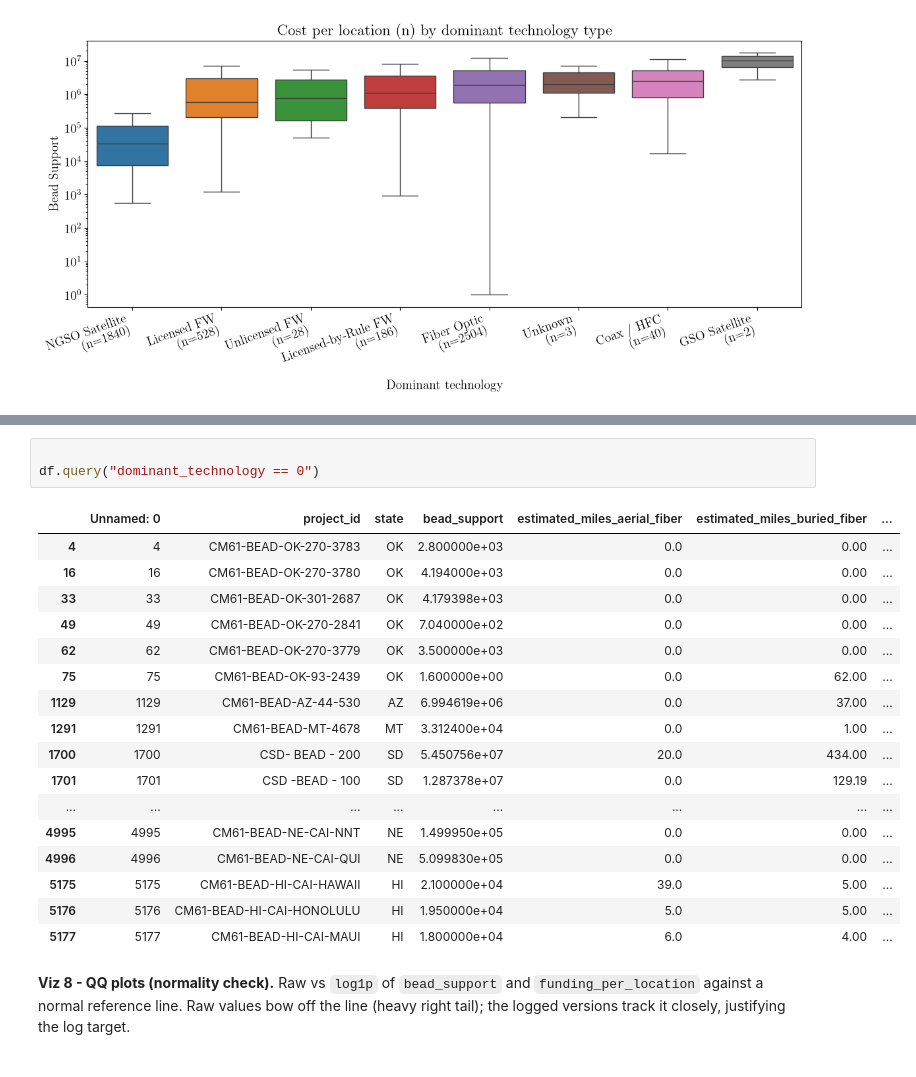
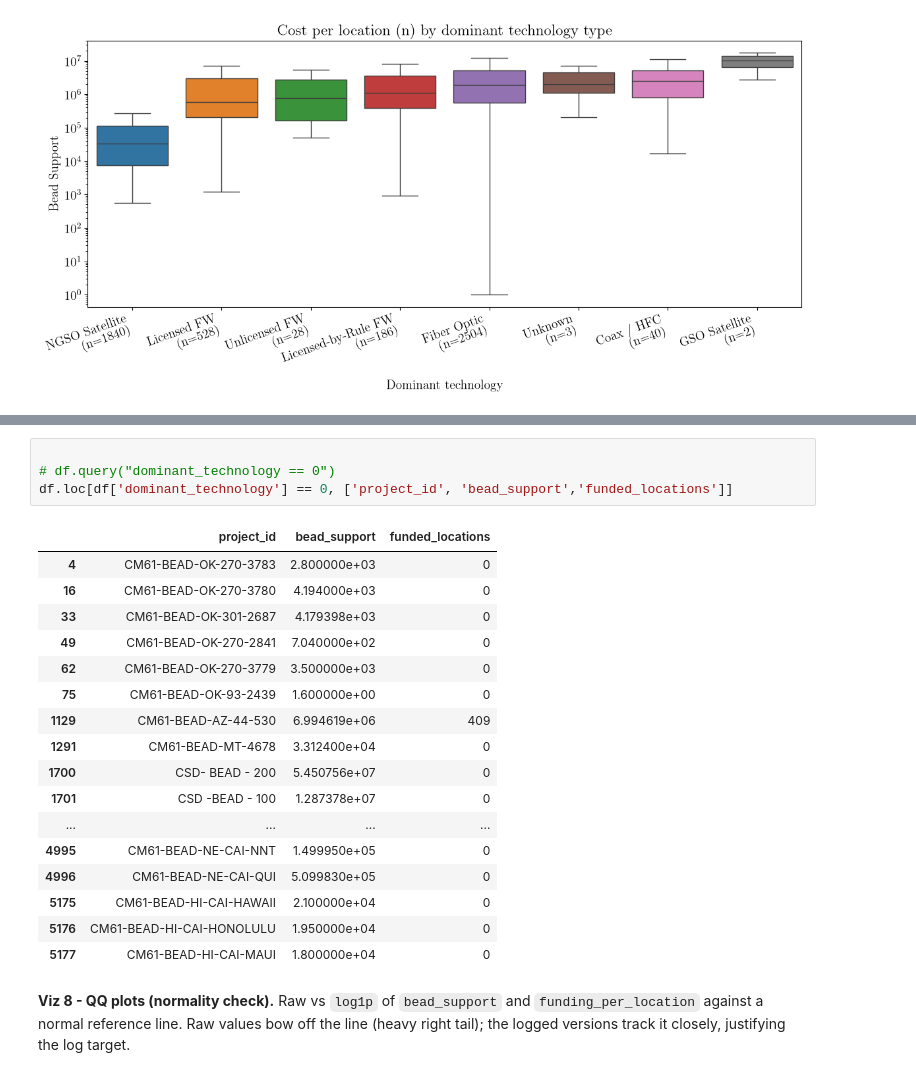
Before and after one commit to yusunnyf/bead_funding_predictor, a Jupyter notebook: eda/bead_eda.ipynb, the cells around one changed output, grey strips where cells are left out. Saved outputs shown, nothing was run; the diff lists cells and outputs as text.

```diff
--- a/eda/bead_eda.ipynb
+++ b/eda/bead_eda.ipynb
@@ -404,24 +484,25 @@ plt.show()
 # %%
 
-df.query("dominant_technology == 0")
+# df.query("dominant_technology == 0")
+df.loc[df['dominant_technology'] == 0, ['project_id', 'bead_support','funded_locations']]
 # %% [output]
-|  | Unnamed: 0 | project_id | state | bead_support | estimated_miles_aerial_fiber | estimated_miles_buried_fiber | ... |
-| 4 | 4 | CM61-BEAD-OK-270-3783 | OK | 2.800000e+03 | 0.0 | 0.00 | ... |
-| 16 | 16 | CM61-BEAD-OK-270-3780 | OK | 4.194000e+03 | 0.0 | 0.00 | ... |
-| 33 | 33 | CM61-BEAD-OK-301-2687 | OK | 4.179398e+03 | 0.0 | 0.00 | ... |
-| 49 | 49 | CM61-BEAD-OK-270-2841 | OK | 7.040000e+02 | 0.0 | 0.00 | ... |
-| 62 | 62 | CM61-BEAD-OK-270-3779 | OK | 3.500000e+03 | 0.0 | 0.00 | ... |
-| 75 | 75 | CM61-BEAD-OK-93-2439 | OK | 1.600000e+00 | 0.0 | 62.00 | ... |
-| 1129 | 1129 | CM61-BEAD-AZ-44-530 | AZ | 6.994619e+06 | 0.0 | 37.00 | ... |
-| 1291 | 1291 | CM61-BEAD-MT-4678 | MT | 3.312400e+04 | 0.0 | 1.00 | ... |
-| 1700 | 1700 | CSD- BEAD - 200 | SD | 5.450756e+07 | 20.0 | 434.00 | ... |
-| 1701 | 1701 | CSD -BEAD - 100 | SD | 1.287378e+07 | 0.0 | 129.19 | ... |
-| ... | ... | ... | ... | ... | ... | ... | ... |
-| 4995 | 4995 | CM61-BEAD-NE-CAI-NNT | NE | 1.499950e+05 | 0.0 | 0.00 | ... |
-| 4996 | 4996 | CM61-BEAD-NE-CAI-QUI | NE | 5.099830e+05 | 0.0 | 0.00 | ... |
-| 5175 | 5175 | CM61-BEAD-HI-CAI-HAWAII | HI | 2.100000e+04 | 39.0 | 5.00 | ... |
-| 5176 | 5176 | CM61-BEAD-HI-CAI-HONOLULU | HI | 1.950000e+04 | 5.0 | 5.00 | ... |
-| 5177 | 5177 | CM61-BEAD-HI-CAI-MAUI | HI | 1.800000e+04 | 6.0 | 4.00 | ... |
+|  | project_id | bead_support | funded_locations |
+| 4 | CM61-BEAD-OK-270-3783 | 2.800000e+03 | 0 |
+| 16 | CM61-BEAD-OK-270-3780 | 4.194000e+03 | 0 |
+| 33 | CM61-BEAD-OK-301-2687 | 4.179398e+03 | 0 |
+| 49 | CM61-BEAD-OK-270-2841 | 7.040000e+02 | 0 |
+| 62 | CM61-BEAD-OK-270-3779 | 3.500000e+03 | 0 |
+| 75 | CM61-BEAD-OK-93-2439 | 1.600000e+00 | 0 |
+| 1129 | CM61-BEAD-AZ-44-530 | 6.994619e+06 | 409 |
+| 1291 | CM61-BEAD-MT-4678 | 3.312400e+04 | 0 |
+| 1700 | CSD- BEAD - 200 | 5.450756e+07 | 0 |
+| 1701 | CSD -BEAD - 100 | 1.287378e+07 | 0 |
+| ... | ... | ... | ... |
+| 4995 | CM61-BEAD-NE-CAI-NNT | 1.499950e+05 | 0 |
+| 4996 | CM61-BEAD-NE-CAI-QUI | 5.099830e+05 | 0 |
+| 5175 | CM61-BEAD-HI-CAI-HAWAII | 2.100000e+04 | 0 |
+| 5176 | CM61-BEAD-HI-CAI-HONOLULU | 1.950000e+04 | 0 |
+| 5177 | CM61-BEAD-HI-CAI-MAUI | 1.800000e+04 | 0 |
 # %% [markdown]
 **Viz 8 - QQ plots (normality check).** Raw vs `log1p` of `bead_support` and `funding_per_location` against a normal reference line. Raw values bow off the line (heavy right tail); the logged versions track it closely, justifying the log target.
 # %%
```
Also changed, not shown: parts of 25 cells of this notebook, 26 other files.
